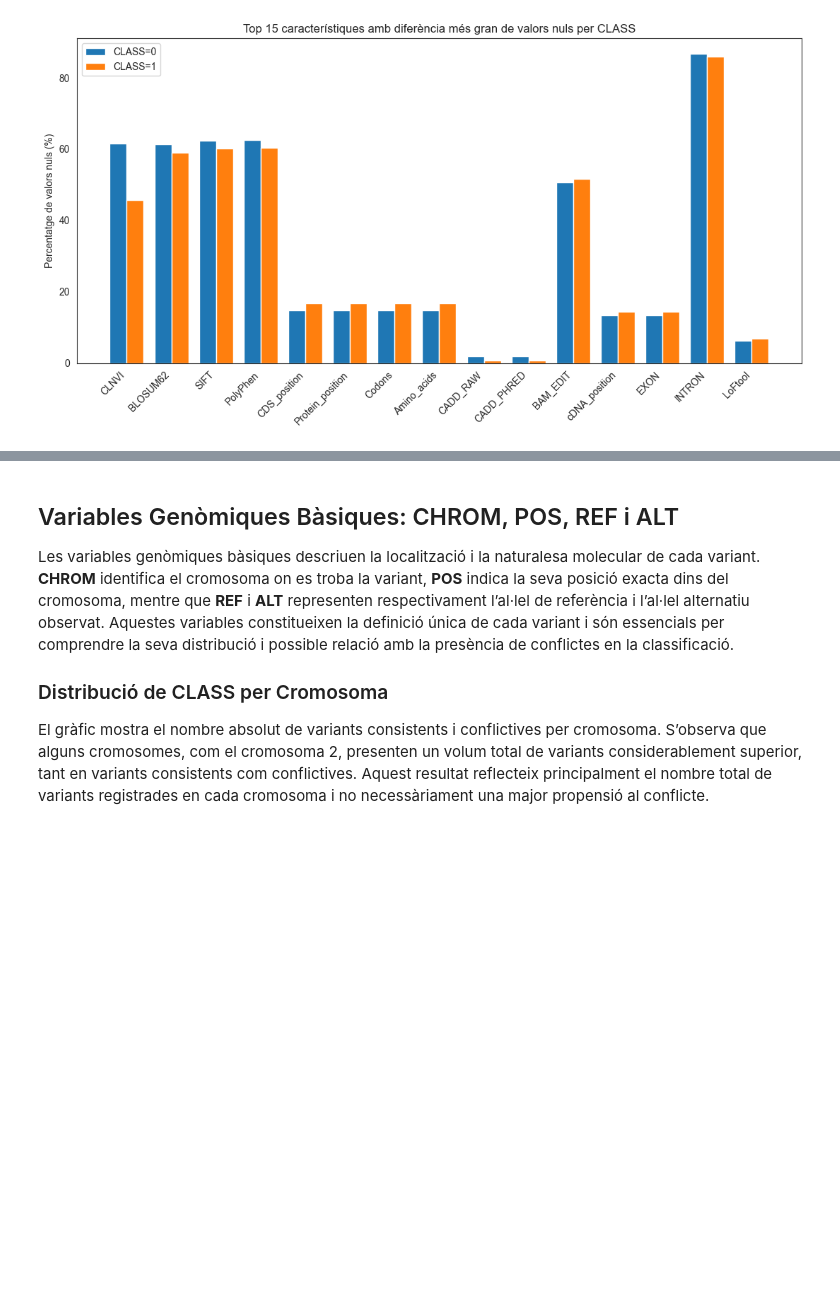
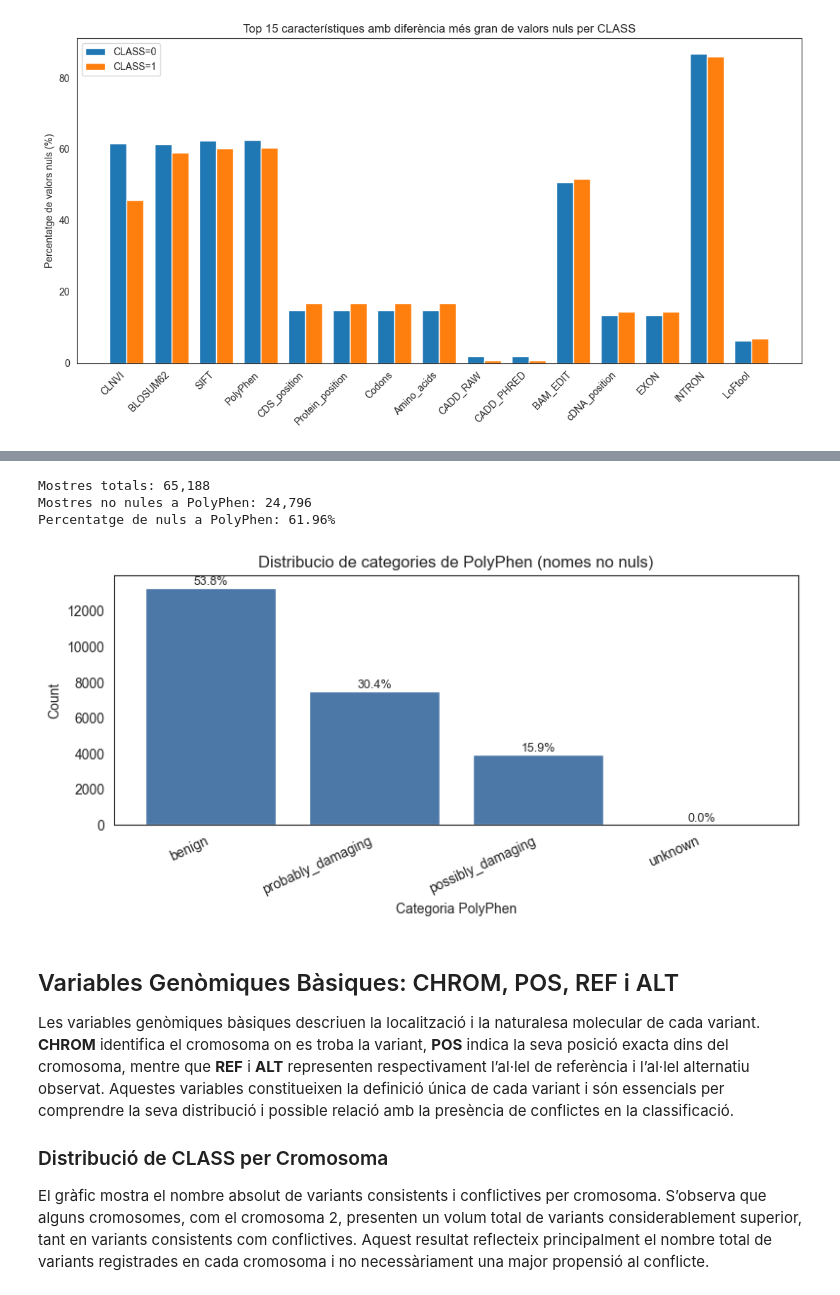
Before and after one commit to eliagarcia/tfg-genetic-variants, a Jupyter notebook: notebooks/eda.ipynb, the cells around one changed output, grey strips where cells are left out. Saved outputs shown, nothing was run; the diff lists cells and outputs as text; code cells hidden in the pictures; blank space fills up the shorter version.

```diff
--- a/notebooks/eda.ipynb
+++ b/notebooks/eda.ipynb
@@ -171,3 +177,33 @@ plt.show()
+# %%
+# Resum de cobertura de PolyPhen + distribucio de categories
+poly_col = "PolyPhen"
+assert poly_col in df.columns, "No existeix la columna PolyPhen al dataset"
+
+poly_non_null = df[poly_col].notna().sum()
+poly_missing_pct = df[poly_col].isna().mean() * 100
+print(f"Mostres totals: {len(df):,}")
+print(f"Mostres no nules a PolyPhen: {poly_non_null:,}")
+print(f"Percentatge de nuls a PolyPhen: {poly_missing_pct:.2f}%")
+
+poly_df = df.loc[df[poly_col].notna(), [poly_col, "CLASS"]].copy()
+poly_counts = poly_df[poly_col].value_counts()
+poly_pct = poly_df[poly_col].value_counts(normalize=True) * 100
+
+plt.figure(figsize=(8, 4))
+plt.bar(poly_counts.index.astype(str), poly_counts.values, color="#4C78A8")
+plt.title("Distribucio de categories de PolyPhen (nomes no nuls)")
+plt.xlabel("Categoria PolyPhen")
+plt.ylabel("Count")
+plt.xticks(rotation=25, ha="right")
+for i, cat in enumerate(poly_counts.index):
+    plt.text(i, poly_counts.loc[cat], f"{poly_pct.loc[cat]:.1f}%", ha="center", va="bottom", fontsize=9)
+plt.tight_layout()
+plt.show()
+# %% [output]
+Mostres totals: 65,188
+Mostres no nules a PolyPhen: 24,796
+Percentatge de nuls a PolyPhen: 61.96%
+[figure, added]
 # %% [markdown]
 ## Variables Genòmiques Bàsiques: CHROM, POS, REF i ALT
 
```
Also changed, not shown: parts of 8 cells of this notebook.
